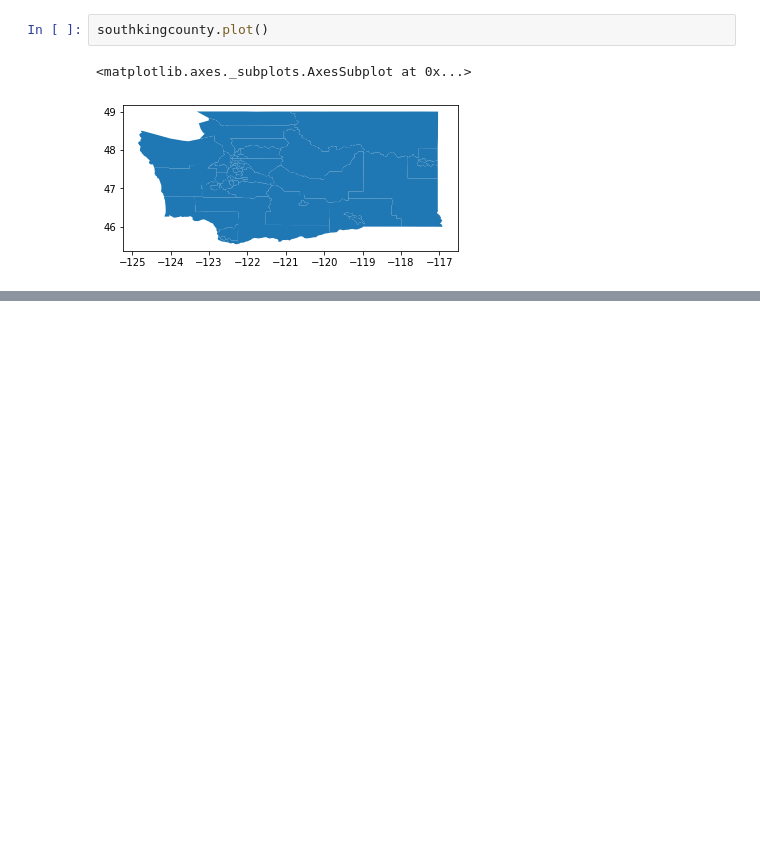
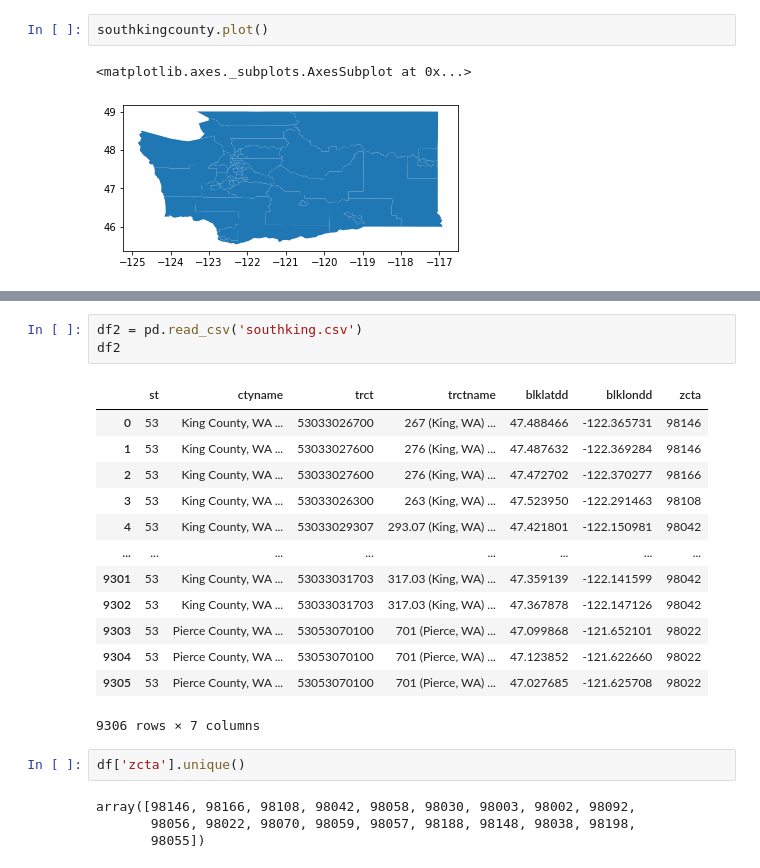
Before and after one commit to soledadmusella/opportunity_youth, a Jupyter notebook: notebooks/Anila.ipynb, the cells around one changed output, grey strips where cells are left out. Saved outputs shown, nothing was run; the diff lists cells and outputs as text; blank space fills up the shorter version.

```diff
--- a/notebooks/Anila.ipynb
+++ b/notebooks/Anila.ipynb
@@ -60,0 +112,23 @@ southkingcounty.plot(column=faas)
+# %%
+df2 = pd.read_csv('southking.csv')
+df2
+# %% [output]
+|  | st | ctyname | trct | trctname | blklatdd | blklondd | zcta |
+| 0 | 53 | King County, WA ... | 53033026700 | 267 (King, WA) ... | 47.488466 | -122.365731 | 98146 |
+| 1 | 53 | King County, WA ... | 53033027600 | 276 (King, WA) ... | 47.487632 | -122.369284 | 98146 |
+| 2 | 53 | King County, WA ... | 53033027600 | 276 (King, WA) ... | 47.472702 | -122.370277 | 98166 |
+| 3 | 53 | King County, WA ... | 53033026300 | 263 (King, WA) ... | 47.523950 | -122.291463 | 98108 |
+| 4 | 53 | King County, WA ... | 53033029307 | 293.07 (King, WA) ... | 47.421801 | -122.150981 | 98042 |
+| ... | ... | ... | ... | ... | ... | ... | ... |
+| 9301 | 53 | King County, WA ... | 53033031703 | 317.03 (King, WA) ... | 47.359139 | -122.141599 | 98042 |
+| 9302 | 53 | King County, WA ... | 53033031703 | 317.03 (King, WA) ... | 47.367878 | -122.147126 | 98042 |
+| 9303 | 53 | Pierce County, WA ... | 53053070100 | 701 (Pierce, WA) ... | 47.099868 | -121.652101 | 98022 |
+| 9304 | 53 | Pierce County, WA ... | 53053070100 | 701 (Pierce, WA) ... | 47.123852 | -121.622660 | 98022 |
+| 9305 | 53 | Pierce County, WA ... | 53053070100 | 701 (Pierce, WA) ... | 47.027685 | -121.625708 | 98022 |
+9306 rows × 7 columns
+# %%
+df['zcta'].unique()
+# %% [output]
+array([98146, 98166, 98108, 98042, 98058, 98030, 98003, 98002, 98092,
+       98056, 98022, 98070, 98059, 98057, 98188, 98148, 98038, 98198,
+       98055])
```
Also changed, not shown: parts of 5 cells of this notebook, 8 other files.
